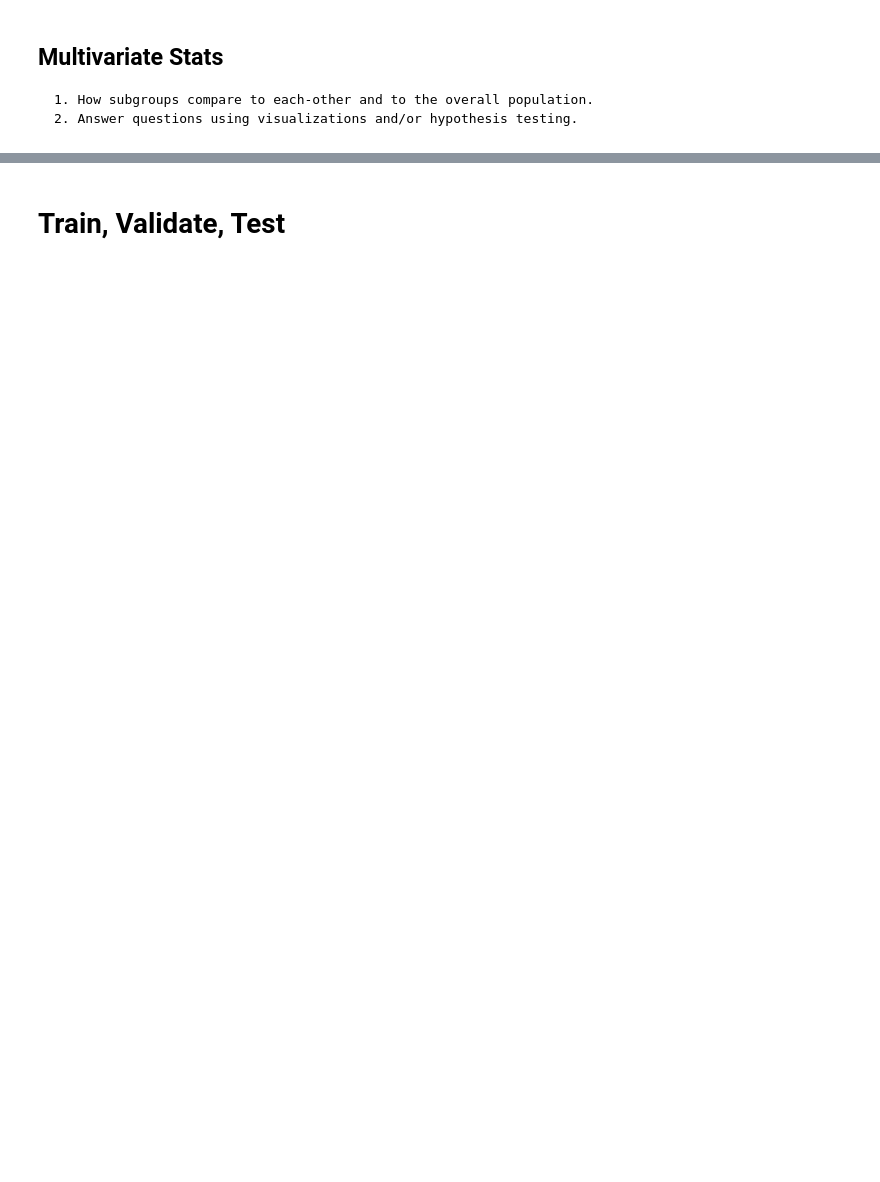
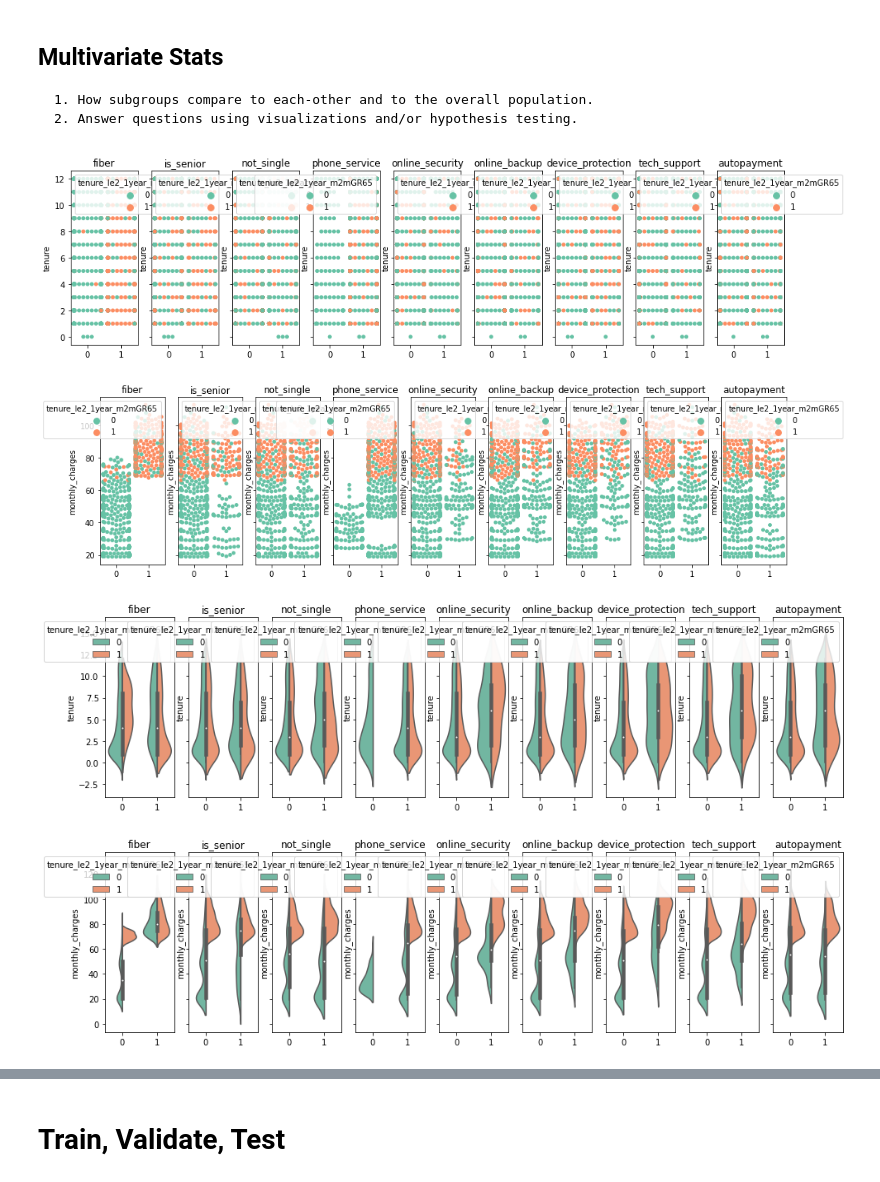
Before and after one commit to hrodjr/telco-churn-classification-project, a Jupyter notebook: scratch_telco.ipynb, the cells around one changed output, grey strips where cells are left out. Drawn from its saved outputs; the diff is of its cells as text; code cells hidden in the pictures; blank space fills up the shorter version.

```diff
--- a/scratch_telco.ipynb
+++ b/scratch_telco.ipynb
@@ -510,6 +781,9 @@ explore.explore_bivariate(train, 'churned', cat_vars, quant_vars)
     1. How subgroups compare to each-other and to the overall population.
     2. Answer questions using visualizations and/or hypothesis testing.
 # %%
-#uses variables from bivariate
-target = 'churned'
-explore.explore_multivariate(train, target, cat_vars, quant_vars)
+explore.explore_multivariate(train, 'tenure_le2_1year_m2mGR65', cat_vars, quant_vars)
+# %% [output]
+[figure, added]
+[figure, added]
+[figure, added]
+[figure, added]
```
Also changed, not shown: parts of 44 cells of this notebook.
